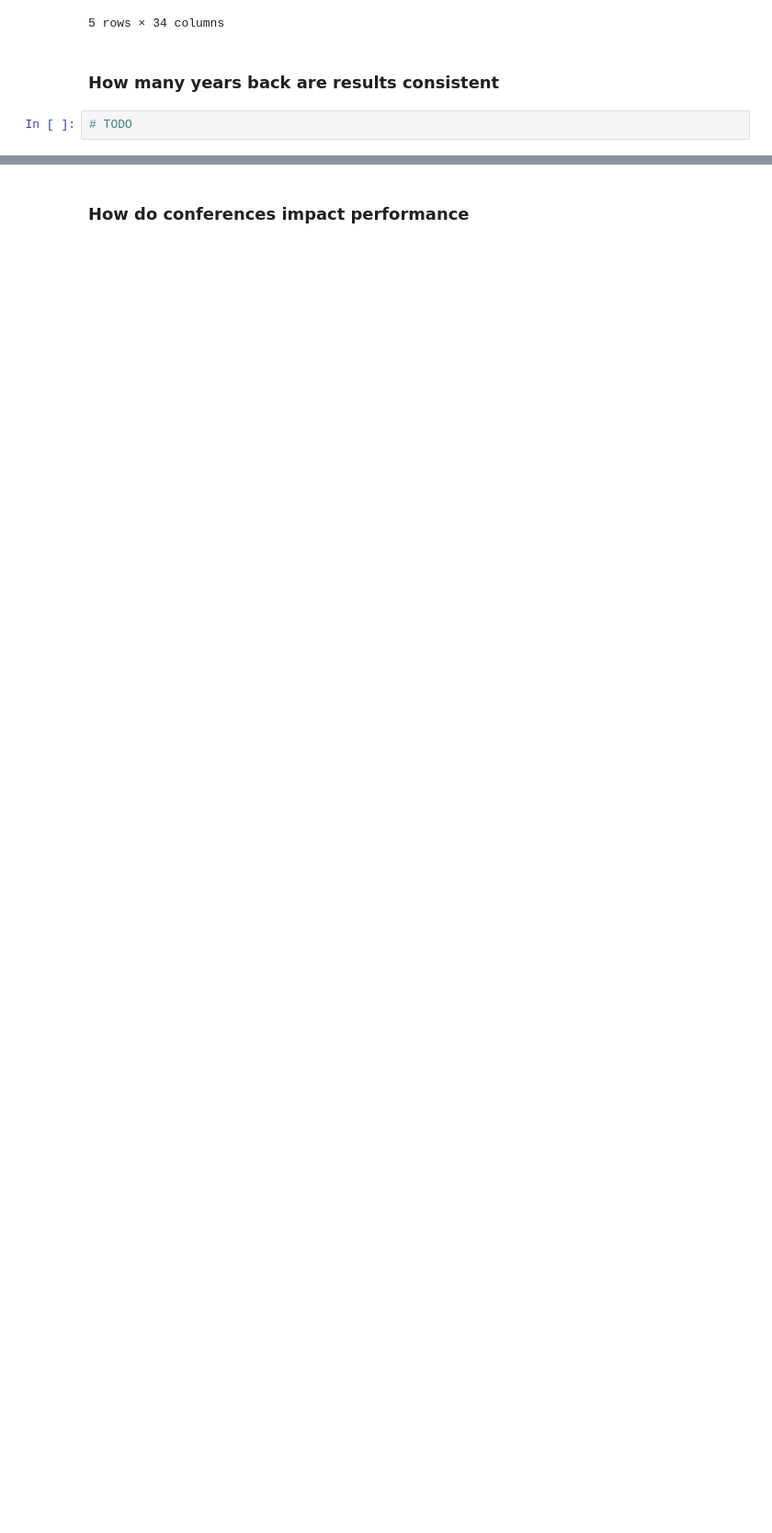
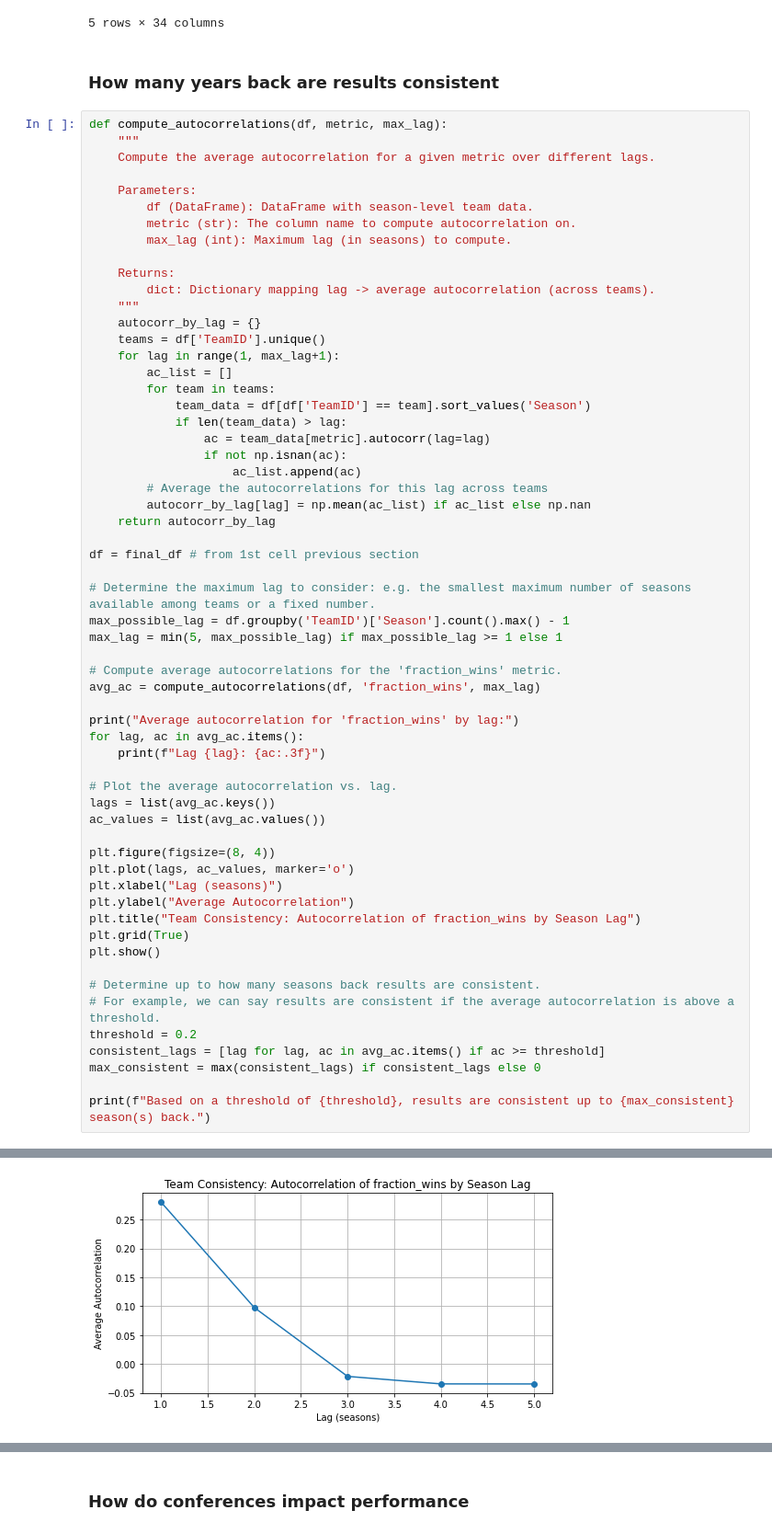
Before and after one commit to fantasy2fry/march-ml-madness-2025, a Jupyter notebook: src/sebislaw/EDA.ipynb, the cells around one changed output, grey strips where cells are left out. Shown at 92% size. Saved outputs shown, nothing was run; the diff lists cells and outputs as text; blank space fills up the shorter version.

```diff
--- a/src/sebislaw/EDA Sebislaw.ipynb
+++ b/src/sebislaw/EDA.ipynb
@@ -936,4 +935,62 @@ std of the mean per season, std of fraction of wins / losses
 # %% [markdown]
 ### How many years back are results consistent
 # %%
-# TODO
+def compute_autocorrelations(df, metric, max_lag):
+    """
+    Compute the average autocorrelation for a given metric over different lags.
+
+    Parameters:
+        df (DataFrame): DataFrame with season-level team data.
+        metric (str): The column name to compute autocorrelation on.
+        max_lag (int): Maximum lag (in seasons) to compute.
+
+    Returns:
+        dict: Dictionary mapping lag -> average autocorrelation (across teams).
+    """
+    autocorr_by_lag = {}
+    teams = df['TeamID'].unique()
+    for lag in range(1, max_lag+1):
+        ac_list = []
+        for team in teams:
+            team_data = df[df['TeamID'] == team].sort_values('Season')
+            if len(team_data) > lag:
+                ac = team_data[metric].autocorr(lag=lag)
+                if not np.isnan(ac):
+                    ac_list.append(ac)
+        # Average the autocorrelations for this lag across teams
+        autocorr_by_lag[lag] = np.mean(ac_list) if ac_list else np.nan
+    return autocorr_by_lag
+
+df = final_df # from 1st cell previous section
+
+# Determine the maximum lag to consider: e.g. the smallest maximum number of seasons available among teams or a fixed number.
+max_possible_lag = df.groupby('TeamID')['Season'].count().max() - 1
+max_lag = min(5, max_possible_lag) if max_possible_lag >= 1 else 1
+
+# Compute average autocorrelations for the 'fraction_wins' metric.
+avg_ac = compute_autocorrelations(df, 'fraction_wins', max_lag)
+
+print("Average autocorrelation for 'fraction_wins' by lag:")
+for lag, ac in avg_ac.items():
+    print(f"Lag {lag}: {ac:.3f}")
+
+# Plot the average autocorrelation vs. lag.
+lags = list(avg_ac.keys())
+ac_values = list(avg_ac.values())
+
+plt.figure(figsize=(8, 4))
+plt.plot(lags, ac_values, marker='o')
+plt.xlabel("Lag (seasons)")
+plt.ylabel("Average Autocorrelation")
+plt.title("Team Consistency: Autocorrelation of fraction_wins by Season Lag")
+plt.grid(True)
+plt.show()
+
+# Determine up to how many seasons back results are consistent.
+# For example, we can say results are consistent if the average autocorrelation is above a threshold.
+threshold = 0.2
+consistent_lags = [lag for lag, ac in avg_ac.items() if ac >= threshold]
+max_consistent = max(consistent_lags) if consistent_lags else 0
+
+print(f"Based on a threshold of {threshold}, results are consistent up to {max_consistent} season(s) back.")
+# %% [output]
@@ -939,0 +1003 @@ std of the mean per season, std of fraction of wins / losses
+[figure, added]
```
Also changed, not shown: parts of 9 cells of this notebook, 2 other files.
